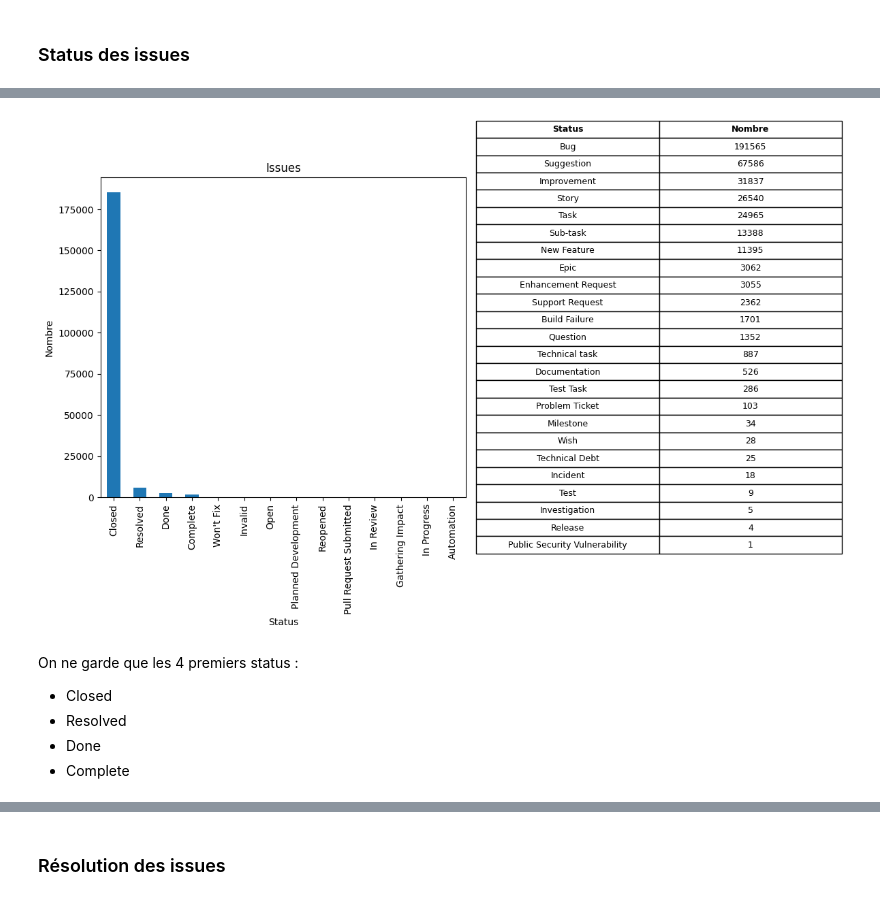
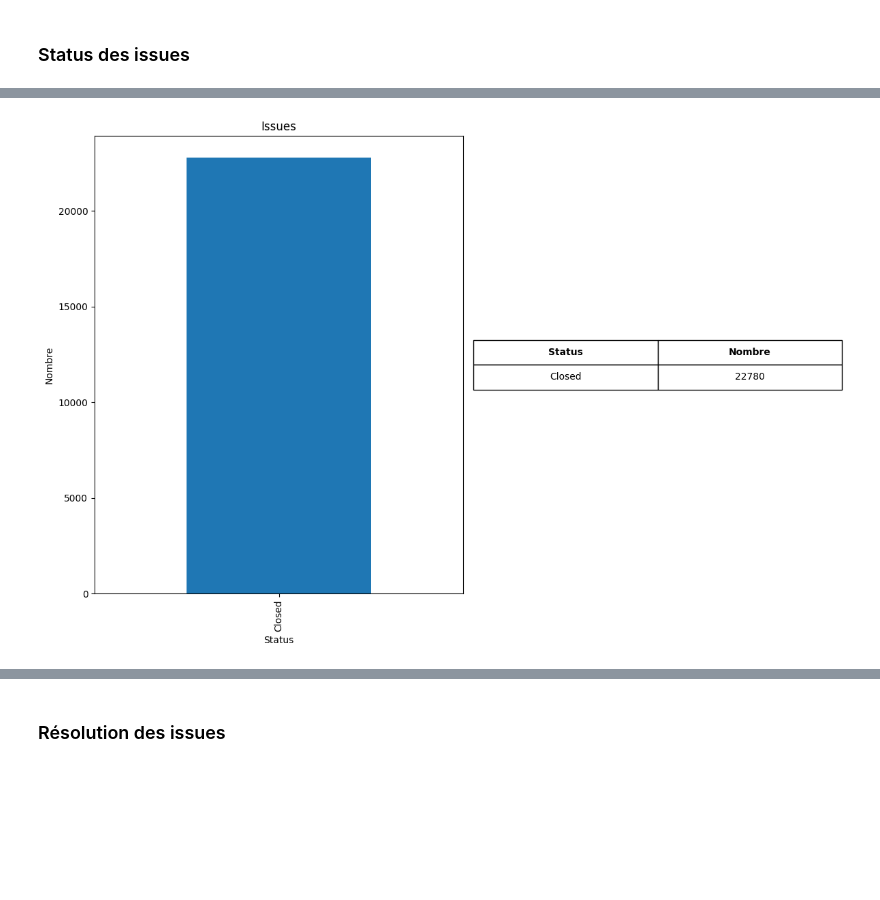
Before and after one commit to gunter69/Projet_IA_Dauphine, a Jupyter notebook: rag_jira/xp/analyse.ipynb, the cells around one changed output, grey strips where cells are left out. Drawn from its saved outputs; the diff is of its cells as text; code cells hidden in the pictures; blank space fills up the shorter version.

Commit message:
maj analyse tickets jira

```diff
--- a/rag_jira/xp/analyse.ipynb
+++ b/rag_jira/xp/analyse.ipynb
@@ -35,3 +40,5 @@ comment = pd.read_sql_table("Comment", engine) # "Issue_ID", "Comment"
+# %%
+issue_mongodb = issue[issue['Project_ID'] == 33]
 # %% [markdown]
 ## Analyse des Issues
 # %%
@@ -63,7 +70,7 @@ Project_ID                                       int64
 Sprint_ID                                      float64
 dtype: object
 # %%
-issue_reduce = issue[["ID", "Title", "Description", "Type", "Status", "Resolution", "Last_Updated"]]
+issue_reduce = issue_mongodb[["ID", "Title", "Description", "Type", "Status", "Resolution", "Last_Updated"]]
 issue_clean = issue_reduce.dropna()
 print(issue_clean.shape)
 issue_clean.head()
@@ -137,4 +131,4 @@ Les types d'issues que l'on va conserver sont :
 # %%
-issue_clean_type = issue_clean[(issue_clean["Type"] == "Bug") | (issue_clean["Type"] == "Support Request") | (issue_clean["Type"] == "Question") | (issue_clean["Type"] == "Problem Ticket") | (issue_clean["Type"] == "Incident")]
+issue_clean_type = issue_clean[(issue_clean["Type"] == "Bug") | (issue_clean["Type"] == "Question")]
 issue_clean_type.shape
 # %% [output]
@@ -171,37 +149,31 @@ Name: count, dtype: int64
 # %%
 fig = plt.figure(figsize=(12, 8))
 gs = GridSpec(1, 2, width_ratios=[1, 1])
 
 # Premier sous-graphe : le graphique à barres
 ax1 = fig.add_subplot(gs[0])
 status_values.plot(kind='bar', ax=ax1)
 ax1.set_title("Issues")
 ax1.set_ylabel('Nombre')
 
 # Deuxième sous-graphe : le tableau des valeurs
 ax2 = fig.add_subplot(gs[1])
 ax2.axis('off')  # Supprimer les axes du tableau
-table = ax2.table(cellText=type_values.reset_index().values,
+table = ax2.table(cellText=status_values.reset_index().values,
                   colLabels=['Status', 'Nombre'],
                   cellLoc='center',
                   loc='center')
 
 # Appliquer du gras uniquement sur les cellules de l'en-tête
 for (i, j), cell in table.get_celld().items():
     if i == 0:  # Si la ligne est l'en-tête (i == 0)
         cell.set_text_props(weight='bold')  # Appliquer du gras
 
 # Ajuster la taille du tableau
 table.scale(1, 2)
 
 plt.tight_layout()
 plt.savefig("status_issues.png")
 plt.show()
 # %% [output]
-[figure, old version]
+[figure, new version]
-# %% [markdown]
-On ne garde que les 4 premiers status :
-- Closed
-- Resolved
-- Done
-- Complete
```
Also changed, not shown: parts of 19 cells of this notebook, 9 other files.
